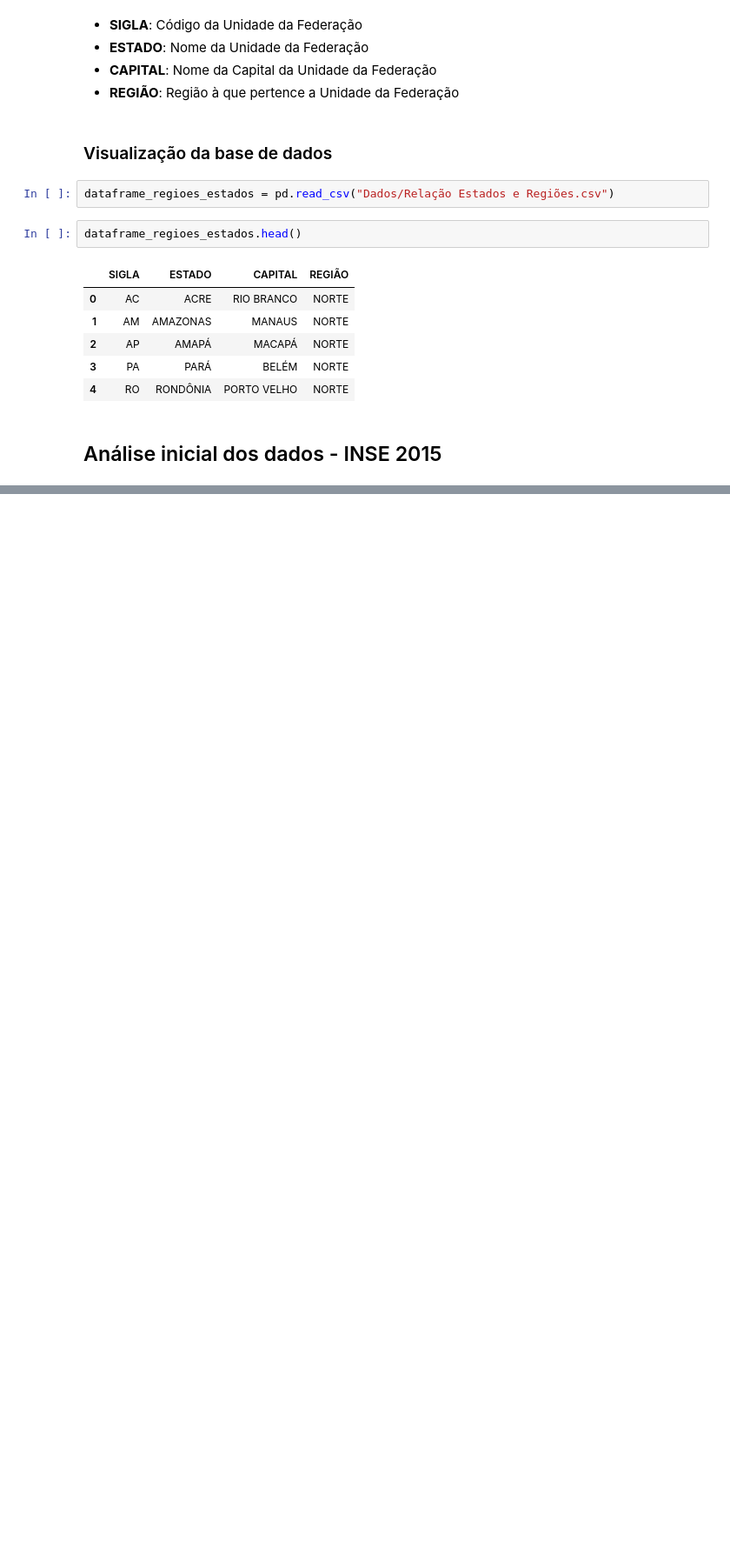
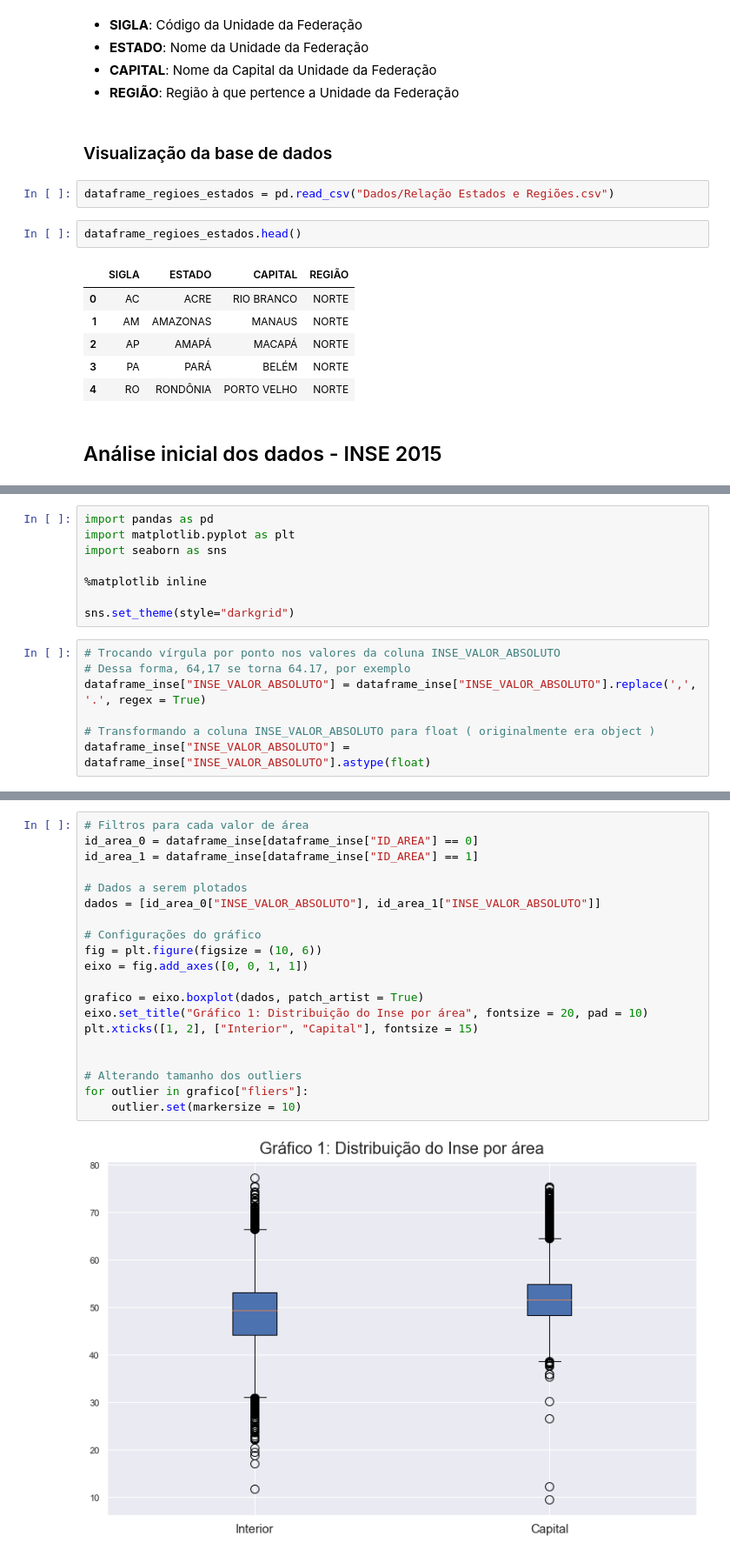
Before and after one commit to RafaelxFernandes/PS-UFRJ-Analytica, a Jupyter notebook: Análise/Nível Socioeconômico (Inse).ipynb, the cells around one changed output, grey strips where cells are left out. Shown at 87% size. Cells and saved outputs as stored; diff of their text form; blank space fills up the shorter version.

Commit message:
+ início análise INSE

```diff
--- a/Análise/Nível Socioeconômico (Inse).ipynb
+++ b/Análise/Nível Socioeconômico (Inse).ipynb
@@ -146,0 +215,15 @@ dataframe_regioes_estados.head()
+# %%
+import pandas as pd
+import matplotlib.pyplot as plt
+import seaborn as sns
+
+%matplotlib inline
+
+sns.set_theme(style="darkgrid")
+# %%
+# Trocando vírgula por ponto nos valores da coluna INSE_VALOR_ABSOLUTO
+# Dessa forma, 64,17 se torna 64.17, por exemplo
+dataframe_inse["INSE_VALOR_ABSOLUTO"] = dataframe_inse["INSE_VALOR_ABSOLUTO"].replace(',', '.', regex = True)
+
+# Transformando a coluna INSE_VALOR_ABSOLUTO para float ( originalmente era object )
+dataframe_inse["INSE_VALOR_ABSOLUTO"] = dataframe_inse["INSE_VALOR_ABSOLUTO"].astype(float)
@@ -146,0 +232,22 @@ dataframe_regioes_estados.head()
+# %%
+# Filtros para cada valor de área
+id_area_0 = dataframe_inse[dataframe_inse["ID_AREA"] == 0]
+id_area_1 = dataframe_inse[dataframe_inse["ID_AREA"] == 1]
+
+# Dados a serem plotados
+dados = [id_area_0["INSE_VALOR_ABSOLUTO"], id_area_1["INSE_VALOR_ABSOLUTO"]]
+
+# Configurações do gráfico
+fig = plt.figure(figsize = (10, 6))
+eixo = fig.add_axes([0, 0, 1, 1])
+
+grafico = eixo.boxplot(dados, patch_artist = True)
+eixo.set_title("Gráfico 1: Distribuição do Inse por área", fontsize = 20, pad = 10)
+plt.xticks([1, 2], ["Interior", "Capital"], fontsize = 15)
+
+
+# Alterando tamanho dos outliers
+for outlier in grafico["fliers"]:
+    outlier.set(markersize = 10)
+# %% [output]
+[figure, added]
```
Also changed, not shown: parts of 17 cells of this notebook.
